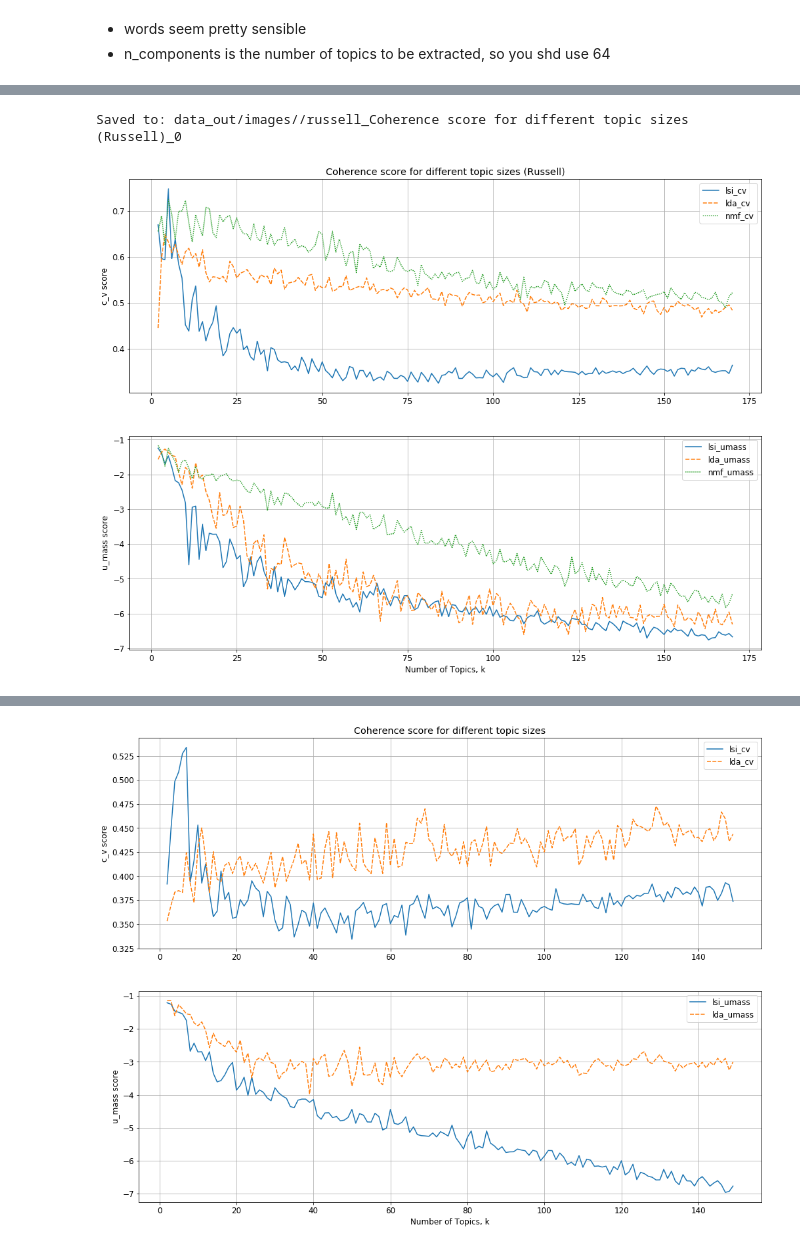
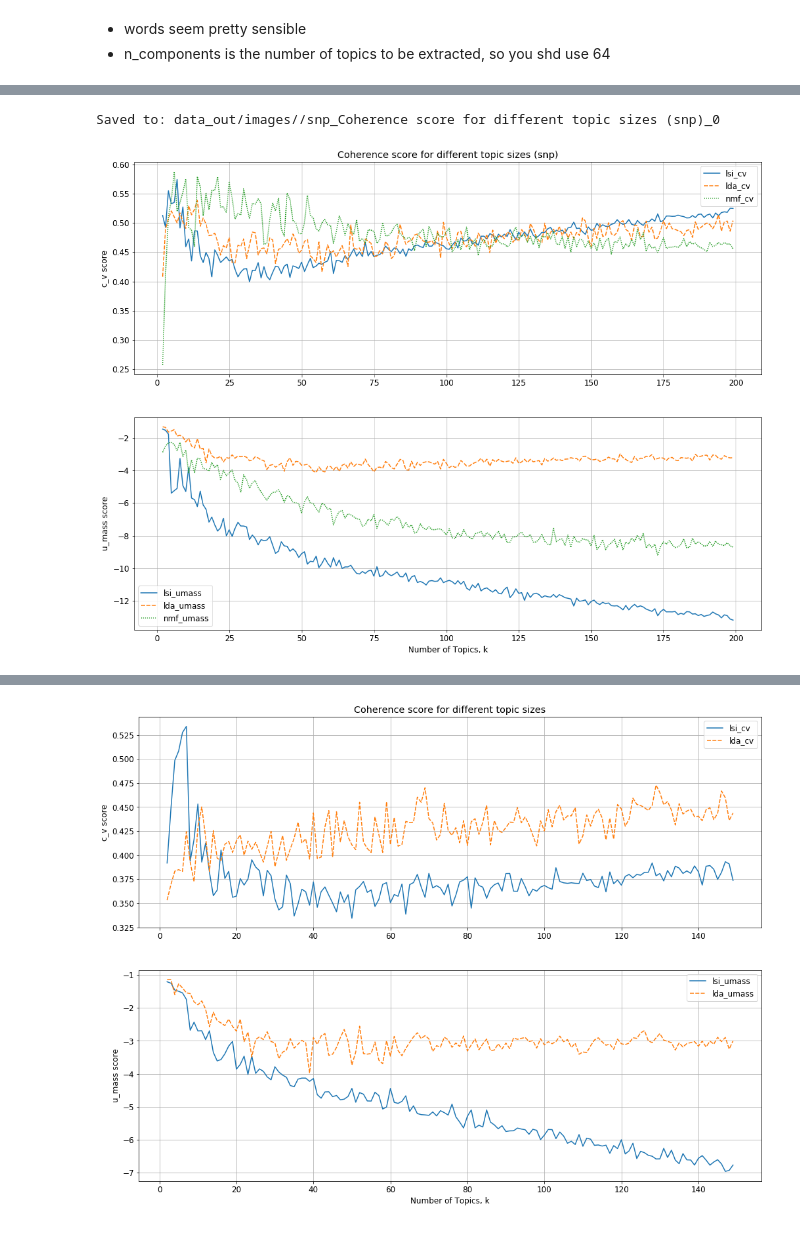
Before and after one commit to Sivalavida/Text-based-Industry-Classification, a Jupyter notebook: LSI Word Embedding.ipynb, the cells around one changed output, grey strips where cells are left out. Saved outputs shown, nothing was run; the diff lists cells and outputs as text; code cells hidden in the pictures.

```diff
--- a/LSI Word Embedding.ipynb
+++ b/LSI Word Embedding.ipynb
@@ -733,12 +766,12 @@ def filter_common_tickers_from_list(df_list):
 # %% [markdown]
 ##### Russell Filtering
 # %%
-# RUSSELL_DESC_SRC_NAMES = ['Yahoo', '10K', 'Wiki', 'Business Insider', 'Morning Star', 'Reuters', 'Reuters India', 'Bloomberg']
-# RUSSELL_DESC_DFS = [russell_desc_yahoo_df, russell_desc_10K_df, russell_desc_wiki_df, russell_desc_bi_df, russell_desc_ms_df,
-#                     russell_desc_reuters_df, russell_desc_ri_df, russell_desc_bloomberg_df]
+# RUSSELL_DESC_SRC_NAMES = ['Yahoo', '10K2020', '10K2015', 'Wiki', 'Business Insider', 'Morning Star', 'Reuters', 'Reuters India', 'Bloomberg']
+RUSSELL_DESC_DFS = [russell_desc_yahoo_df, russell_desc_10K2020_df, russell_desc_10K2015_df, russell_desc_wiki_df,
+                    russell_desc_bi_df, russell_desc_ms_df, russell_desc_reuters_df, russell_desc_ri_df, russell_desc_bloomberg_df]
 
-RUSSELL_DESC_SRC_NAMES = ['Yahoo', '10K']
-RUSSELL_DESC_DFS = [russell_desc_yahoo_df, russell_desc_10K_df]
+RUSSELL_DESC_SRC_NAMES = ['Yahoo', '10K2020', '10K2015']
+RUSSELL_DESC_DFS = [russell_desc_yahoo_df, russell_desc_10K2020_df, russell_desc_10K2015_df]
 RUSSELL_DESC_DFS = filter_common_tickers(RUSSELL_DESC_DFS)
 # %% [markdown]
 ##### Snp Filtering
@@ -810,18 +844,18 @@ ax.set_title('lg(Mkt Cap) distribution for snp and non-snp tickers (in Russell)'
 # %%
 # To Set
-# INDEX = 'russell'
-# DESC_SRC_NAMES = RUSSELL_DESC_SRC_NAMES
-# DESC_DFS = RUSSELL_DESC_DFS
+INDEX = 'russell'
+DESC_SRC_NAMES = RUSSELL_DESC_SRC_NAMES
+DESC_DFS = RUSSELL_DESC_DFS
 
-INDEX = 'snp'
-DESC_SRC_NAMES = SNP_DESC_SRC_NAMES
-DESC_DFS = SNP_DESC_DFS
+# INDEX = 'snp'
+# DESC_SRC_NAMES = SNP_DESC_SRC_NAMES
+# DESC_DFS = SNP_DESC_DFS
 
 # INDEX = 'russell2'
 # DESC_SRC_NAMES = RUSSELL2_DESC_SRC_NAMES
 # DESC_DFS = RUSSELL2_DESC_DFS
 
-STANDARD_CLASSIFIER = 'GICS' #GICS, Sector, Industry
+STANDARD_CLASSIFIER = 'GICS' #GICS, Sector, SubIndustry
 # %%
 desc_lists = [desc_df['Description'] for desc_df in DESC_DFS]
 NUM_INDUSTRIES =  len(set(DESC_DFS[0][STANDARD_CLASSIFIER])) #69 for GICS
@@ -1267,8 +1377,8 @@ topic_df
 tokenized_desc_list = [word_tokenize(doc) for doc in preped_desc_lists[0]]
 dictionary = corpora.Dictionary(tokenized_desc_list)
 dictionary.filter_extremes(no_below=2, no_above=0.5)
-dtm_tf = [dictionary.doc2bow(doc) for doc in tokenized_desc_list]
-dtm_tdidf = TfidfModel(dtm_tf)[dtm_tf]
+dtm_tf_gensim = [dictionary.doc2bow(doc) for doc in tokenized_desc_list]
+dtm_tdidf_gensim = TfidfModel(dtm_tf_gensim)[dtm_tf_gensim]
 
 def model_coherence_scores(model):
     coherencemodel = CoherenceModel(model=model, texts=tokenized_desc_list, dictionary=dictionary, coherence='c_v') # randomness exists
@@ -1278,22 +1388,22 @@ def model_coherence_scores(model):
     return [cv, um]
 # %%
 coherence_scores = [] # can comment this out if you already have ran this cell and want to compute more coherence_scores
-NUM_TOPICS_RNG = range(2,201, 1)
+NUM_TOPICS_RNG = range(2,200) # only change upper bound
 
-if not coherence_scores:
-    NUM_TOPICS_RNG = range(len(coherence_scores)+2, 201, 1)
+if coherence_scores:
+    NUM_TOPICS_RNG = range(len(coherence_scores)+2, NUM_TOPICS_RNG[-1]+1)
 
 for num_topics in tqdm(NUM_TOPICS_RNG):
     scores = []
     # LSI
-    model = LsiModel(dtm_tdidf, num_topics=num_topics, id2word=dictionary)
+    model = LsiModel(dtm_tdidf_gensim, num_topics=num_topics, id2word=dictionary)
     scores.extend(model_coherence_scores(model))
-    # LDA (note we use dtm_tf not dtm_tfidf)
-    model = LdaMulticore(corpus=dtm_tf, id2word=dictionary, num_topics=num_topics, random_state=0,
+    # LDA (note we use dtm_tf_gensim not dtm_tfidf_gensim)
+    model = LdaMulticore(corpus=dtm_tf_gensim, id2word=dictionary, num_topics=num_topics, random_state=0,
                                        chunksize=100, passes=10, per_word_topics=True)
     scores.extend(model_coherence_scores(model))
     # NMF
-    model = Nmf(corpus=dtm_tdidf, num_topics=num_topics, id2word=dictionary, chunksize=2000, passes=5, kappa=.1,
+    model = Nmf(corpus=dtm_tdidf_gensim, num_topics=num_topics, id2word=dictionary, chunksize=2000, passes=5, kappa=.1,
                 minimum_probability=0.01, w_max_iter=300, w_stop_condition=0.0001, h_max_iter=100, h_stop_condition=0.001,
                 eval_every=10, normalize=True, random_state=0)
     scores.extend(model_coherence_scores(model))
@@ -1312,18 +1426,19 @@ Saved to: data_out/results//russell_coherence_1.csv
 # %%
-TITLE = 'Coherence score for different topic sizes (Russell)'
+# Snp
+TITLE = 'Coherence score for different topic sizes (%s)'%INDEX
 plt.figure(figsize=(17,13))
 
 plt.subplot(211)
 ax = sns.lineplot(data=coherence_df[['lsi_cv', 'lda_cv', 'nmf_cv']])
 ax.set(ylabel='c_v score')
 ax.grid()
 plt.title(TITLE)
 
 plt.subplot(212)
 ax = sns.lineplot(data=coherence_df[['lsi_umass', 'lda_umass', 'nmf_umass']])
 ax.set(ylabel='u_mass score', xlabel='Number of Topics, k')
 ax.grid()
 smart_save('img', 'data_out/images/', INDEX, TITLE)
 # %% [output]
-Saved to: data_out/images//russell_Coherence score for different topic sizes (Russell)_0
+Saved to: data_out/images//snp_Coherence score for different topic sizes (snp)_0
-[figure, old version]
+[figure, new version]
```
Also changed, not shown: parts of 211 cells of this notebook, 4 other files.
